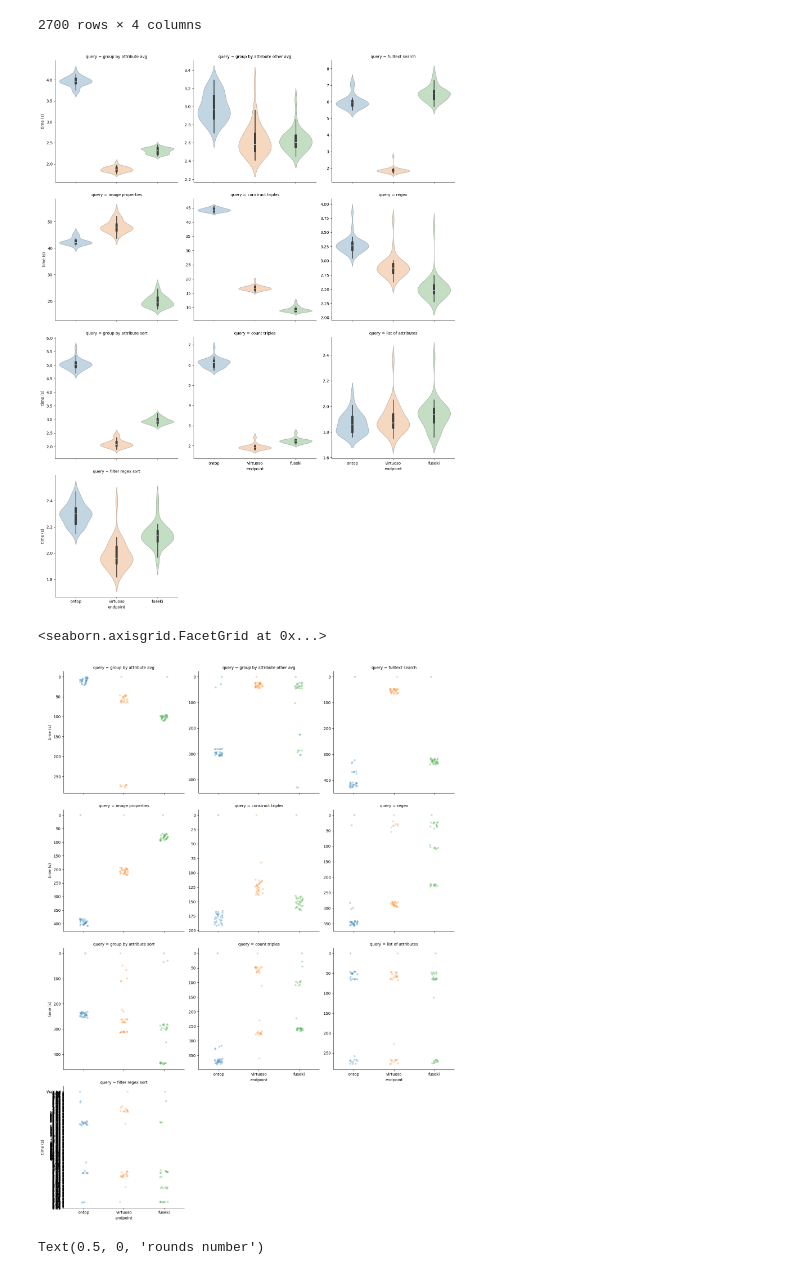
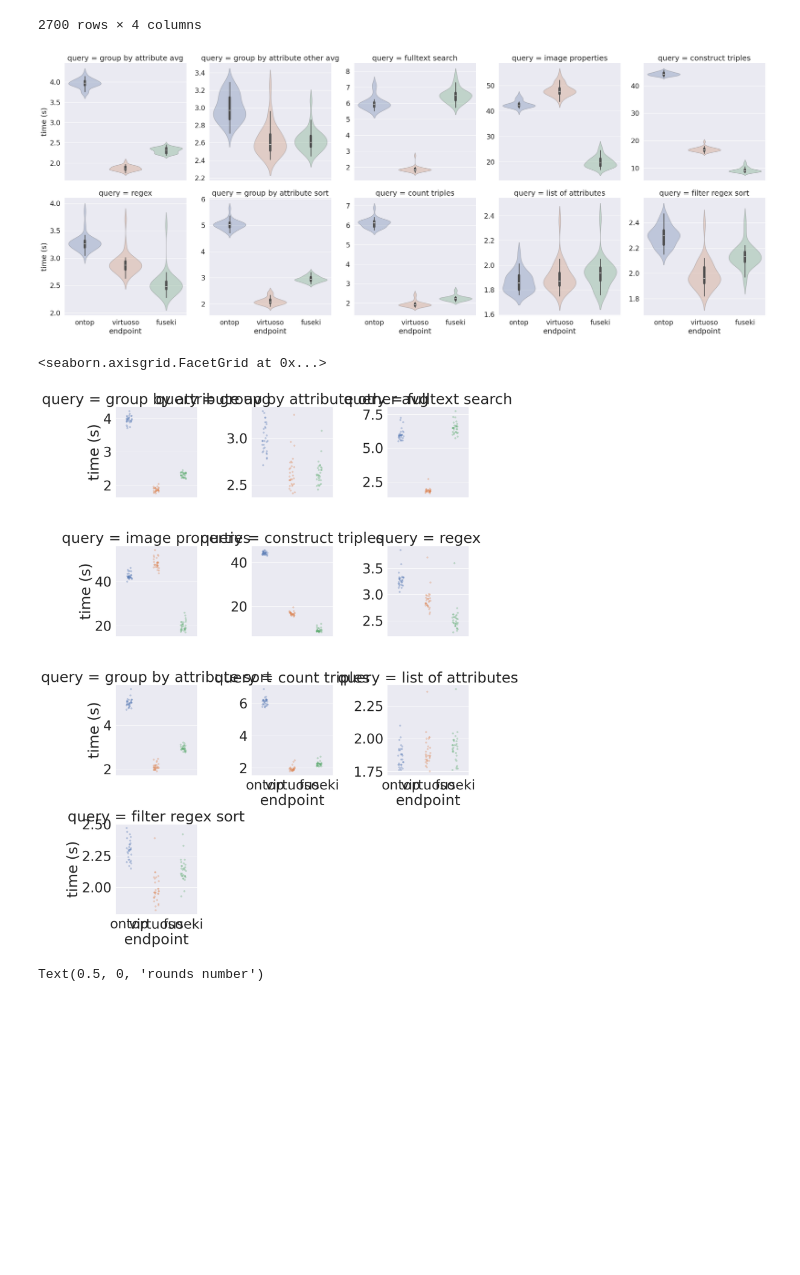
Before and after one commit to NFDI4BIOIMAGE/omero-kg-benchmark, a Jupyter notebook: queries/20241210T143500_analyze_timings.ipynb, the cells around one changed output. Cells and saved outputs as stored; diff of their text form; code cells hidden in the pictures; blank space fills up the shorter version.

```diff
--- a/queries/20241210T143500_analyze_timings.ipynb
+++ b/queries/20241210T143500_analyze_timings.ipynb
@@ -41,16 +41,19 @@ data
 | 89 | Sys (s) | 0.58 | group by attribute sort | fuseki |
 2700 rows × 4 columns
 # %%
-seaborn.catplot(data=data[data.clock=='Wall (s)'],kind='violin', x='endpoint', y='time (s)', hue='endpoint', col='query', alpha=0.3, sharey=False, legend='auto', col_wrap=3)
+seaborn.set(font_scale=1.5)
+seaborn.catplot(data=data[data.clock=='Wall (s)'],kind='violin', x='endpoint', y='time (s)', hue='endpoint', col='query', alpha=0.3, sharey=False, legend='auto', col_wrap=5)
+
 mpl.pyplot.savefig("saved_runs/20241210T143500/facet_walltime.png")
 # %% [output]
-[figure, old version]
+[figure, new version]
 # %%
+seaborn.set(font_scale=3)
 seaborn.catplot(kind='strip', data=data[data.clock=='Wall (s)'], x='endpoint', y='time (s)', hue='endpoint', col='query', alpha=0.3, sharey=False, legend='auto', col_wrap=3)
 # mpl.pyplot.savefig("saved_runs/20241210T143500/facet_walltime.png")
 # %% [output]
 <seaborn.axisgrid.FacetGrid at 0x...>
-[figure, old version]
+[figure, new version]
 # %%
 # Plot timings as function of run index
 points = data[(data.clock=='Wall (s)') & (data['query']=='list of attributes') & (data.endpoint=='ontop')]
```
Also changed, not shown: 3 other files.
